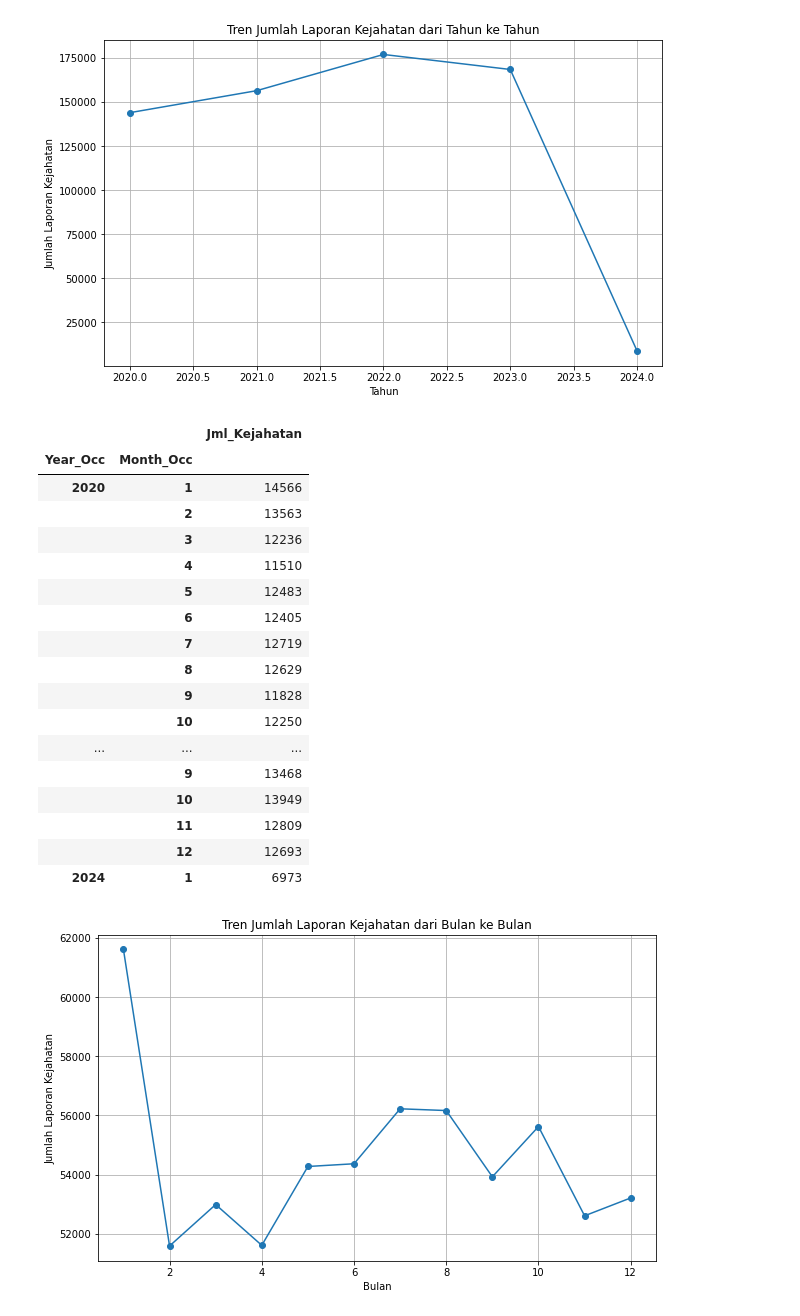
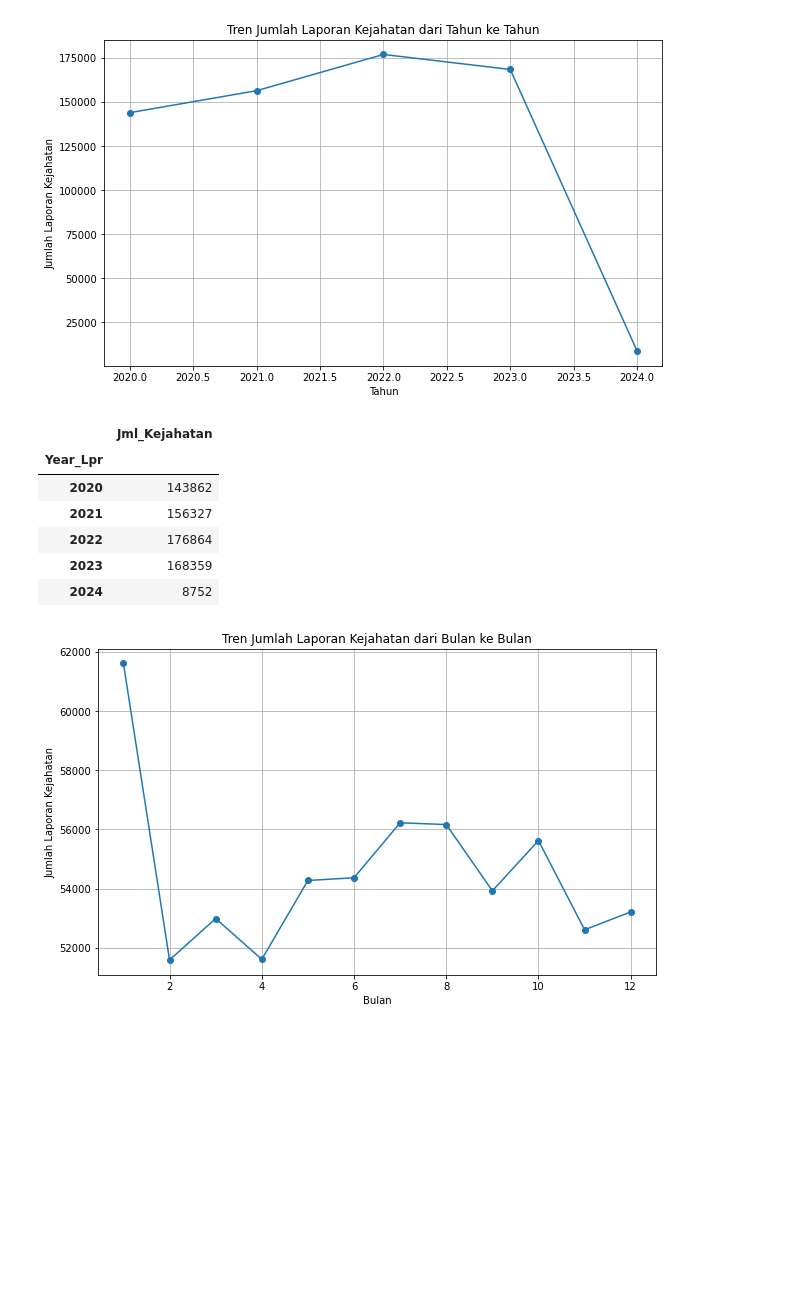
Before and after one commit to RIFF7/capstone-project, a Jupyter notebook: capstone_project.ipynb, the cells around one changed output. Drawn from its saved outputs; the diff is of its cells as text; code cells hidden in the pictures; blank space fills up the shorter version.

```diff
--- a/capstone_project.ipynb
+++ b/capstone_project.ipynb
@@ -1152,11 +1152,11 @@ See the caveats in the documentation: https://pandas.pydata.org/pandas-docs/stab
 # jumlah laporan kejahatan dari waktu ke waktu
 
 # Agregasi jumlah laporan kejahatan berdasarkan tahun
-yearly_report_count = data_clean.groupby('Year_Lpr').size()
+yearLpr_report_count = data_clean.groupby('Year_Lpr').size()
 
 # Plot tren jumlah laporan kejahatan dari waktu ke waktu
 plt.figure(figsize=(10, 6))
-yearly_report_count.plot(kind='line', marker='o')
+yearLpr_report_count.plot(kind='line', marker='o')
 plt.title('Tren Jumlah Laporan Kejahatan dari Tahun ke Tahun')
 plt.xlabel('Tahun')
 plt.ylabel('Jumlah Laporan Kejahatan')
@@ -1164,27 +1164,3 @@ plt.grid(True)
 plt.show()
 # %% [output]
 [figure]
-# %%
-# Ekstak data yearly_report_count
-view_frame_year = pd.DataFrame(yearly_report_count)
-view_frame_year = view_frame_year.rename(columns={0: 'Jml_Kejahatan'})
-view_frame_year
-# %% [output]
-|  |  | Jml_Kejahatan |
-| Year_Occ | Month_Occ |  |
-| 2020 | 1 | 14566 |
-|  | 2 | 13563 |
-|  | 3 | 12236 |
-|  | 4 | 11510 |
-|  | 5 | 12483 |
-|  | 6 | 12405 |
-|  | 7 | 12719 |
-|  | 8 | 12629 |
-|  | 9 | 11828 |
-|  | 10 | 12250 |
-| ... | ... | ... |
-|  | 9 | 13468 |
-|  | 10 | 13949 |
-|  | 11 | 12809 |
-|  | 12 | 12693 |
-| 2024 | 1 | 6973 |
@@ -1193,0 +1167,13 @@ view_frame_year
+# %%
+# Ekstak data yearly_report_count
+view_frame_yearLpr = pd.DataFrame(yearLpr_report_count)
+view_frame_yearLpr = view_frame_yearLpr.rename(columns={0: 'Jml_Kejahatan'})
+view_frame_yearLpr
+# %% [output]
+|  | Jml_Kejahatan |
+| Year_Lpr |  |
+| 2020 | 143862 |
+| 2021 | 156327 |
+| 2022 | 176864 |
+| 2023 | 168359 |
+| 2024 | 8752 |
```
Also changed, not shown: parts of 18 cells of this notebook, 2 other files.
